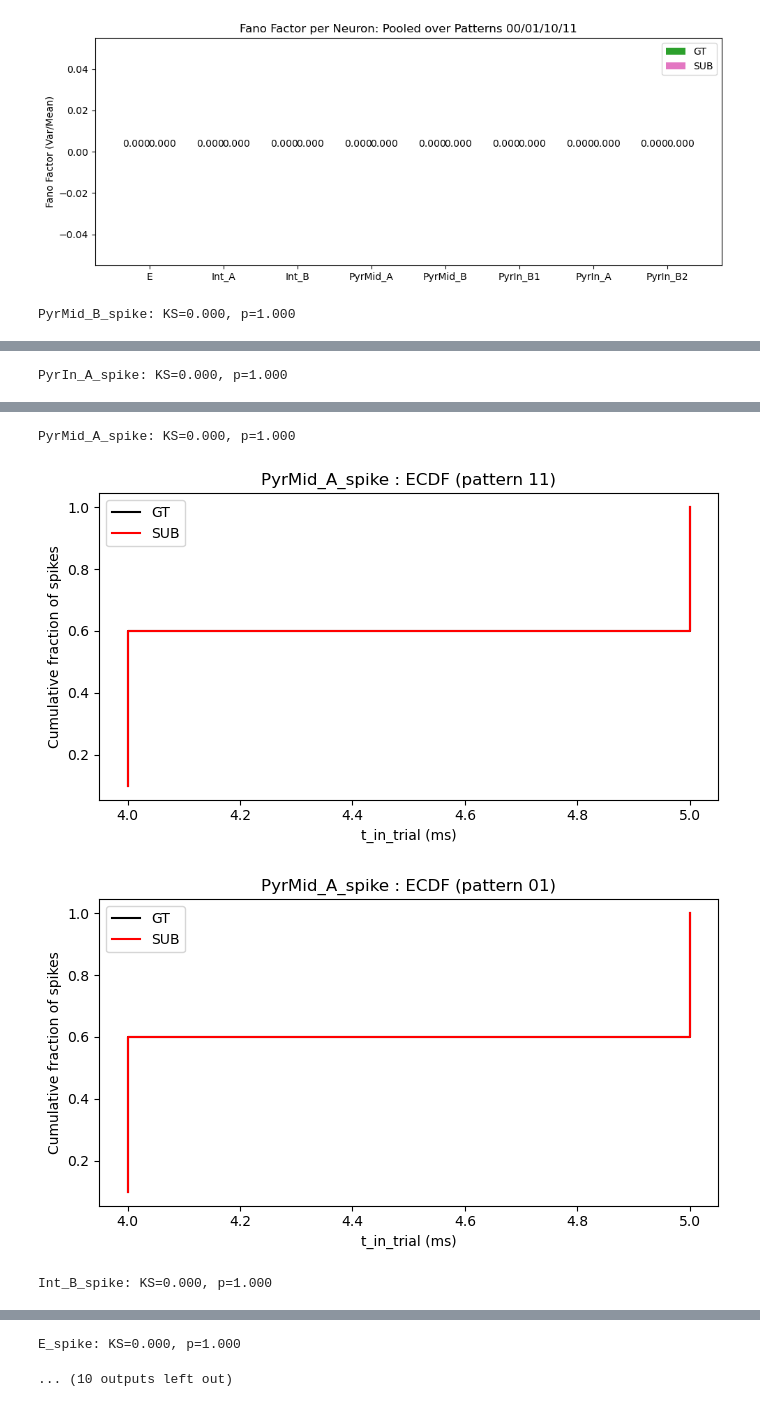
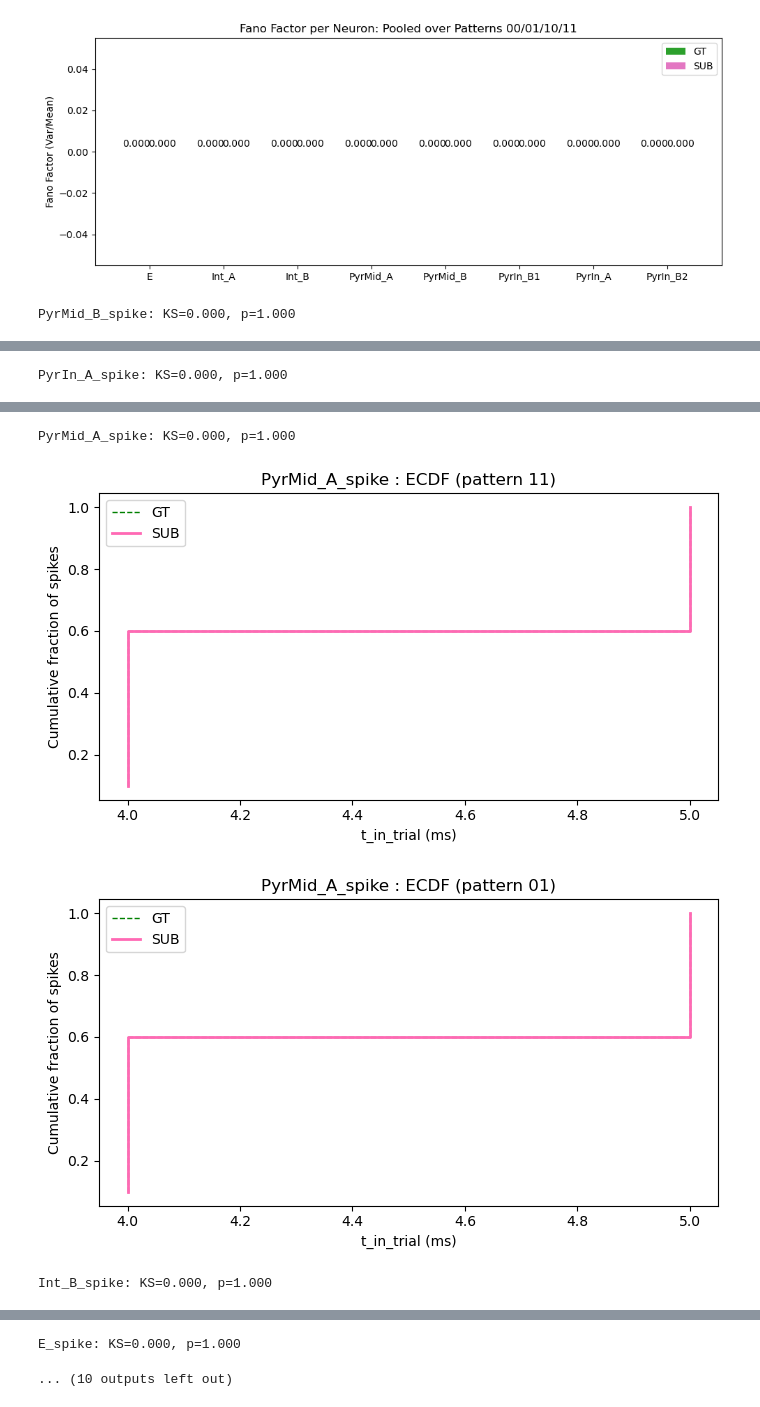
Before and after one commit to Nippani-Meghana/CCF_Metrics, a Jupyter notebook: in_domain_metrics.ipynb, the cells around one changed output, grey strips where cells are left out. Cells and saved outputs as stored; diff of their text form; code cells hidden in the pictures.

Commit message:
chnaged GT plot type to "--" linestyle

```diff
--- a/in_domain_metrics.ipynb
+++ b/in_domain_metrics.ipynb
@@ -572,12 +572,12 @@ def plot_ecdf(gt_times, sub_times, neuron, pattern=None):
     if len(gt_times) > 0:
         gt_sorted  = np.sort(gt_times)
         gt_ecdf  = np.arange(1, len(gt_sorted)  + 1) / len(gt_sorted)
-        ax.step(gt_sorted,  gt_ecdf,  label="GT",  color="black")
+        ax.step(gt_sorted,  gt_ecdf,  label="GT",  color="green", lw=1.0, linestyle="--")
 
     if len(sub_times) > 0:
         sub_sorted = np.sort(sub_times)
         sub_ecdf = np.arange(1, len(sub_sorted) + 1) / len(sub_sorted)
-        ax.step(sub_sorted, sub_ecdf, label="SUB", color="red")
+        ax.step(sub_sorted, sub_ecdf, label="SUB", color="hotpink",   lw=2.0)
 
     ax.set_xlabel("t_in_trial (ms)")
     ax.set_ylabel("Cumulative fraction of spikes")
@@ -635,4 +635,4 @@ PyrIn_A_spike: KS=0.000, p=1.000
 PyrMid_A_spike: KS=0.000, p=1.000
-[figure, old version]
+[figure, new version]
-[figure, old version]
+[figure, new version]
 Int_B_spike: KS=0.000, p=1.000
```
Also changed, not shown: parts of 1 cell of this notebook.
